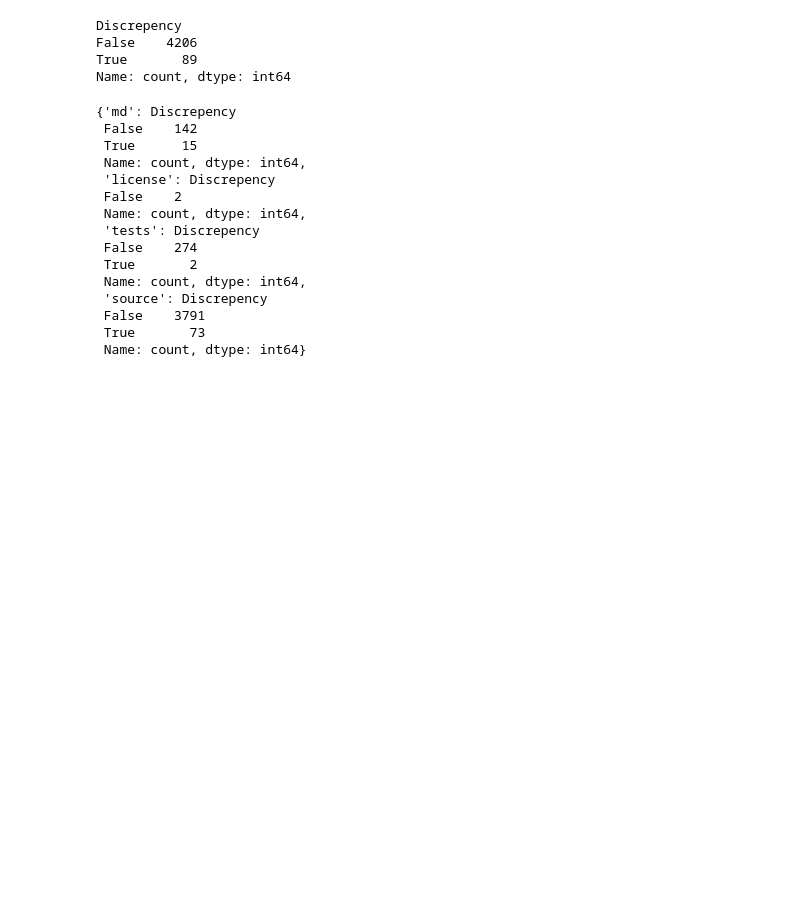
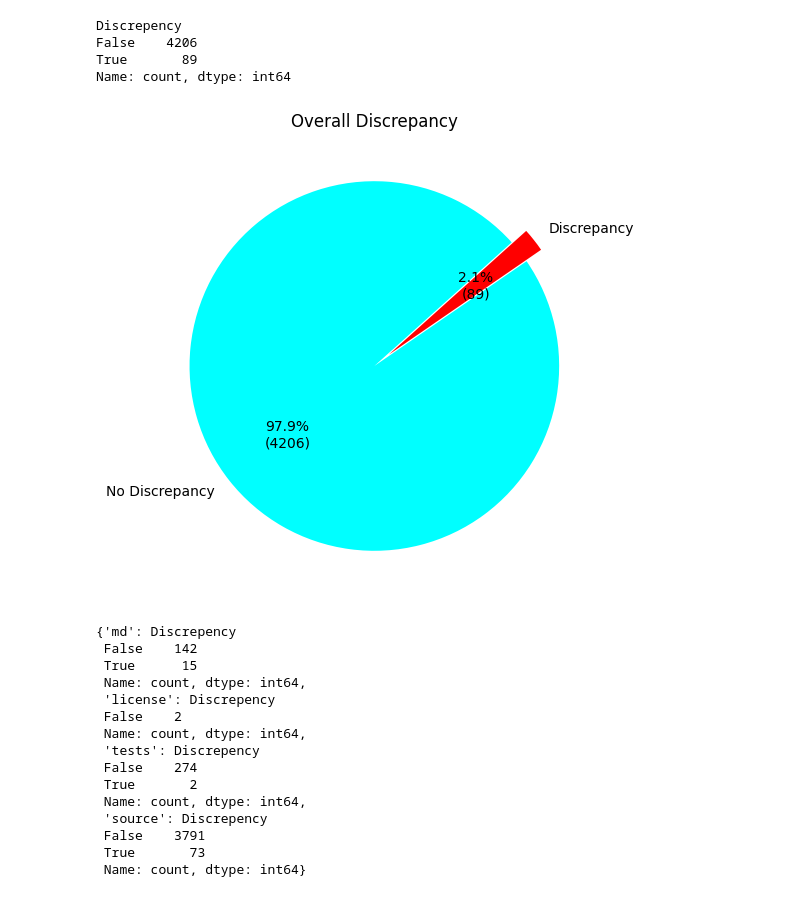
Before and after one commit to jsmaskeen/CS202-STTCSE, a Jupyter notebook: main.ipynb, the cells around one changed output. Saved outputs shown, nothing was run; the diff lists cells and outputs as text; code cells hidden in the pictures; blank space fills up the shorter version.

```diff
--- a/main.ipynb
+++ b/main.ipynb
@@ -245,6 +376,10 @@ Discrepency
 False    4206
 True       89
 Name: count, dtype: int64
+# %%
+plot_discrepency(overall_discrepency)
+# %% [output]
+[figure, added]
 # %%
 discrepency_stats =statistics(df)
 discrepency_stats
```
Also changed, not shown: parts of 9 cells of this notebook, 1 other file.
